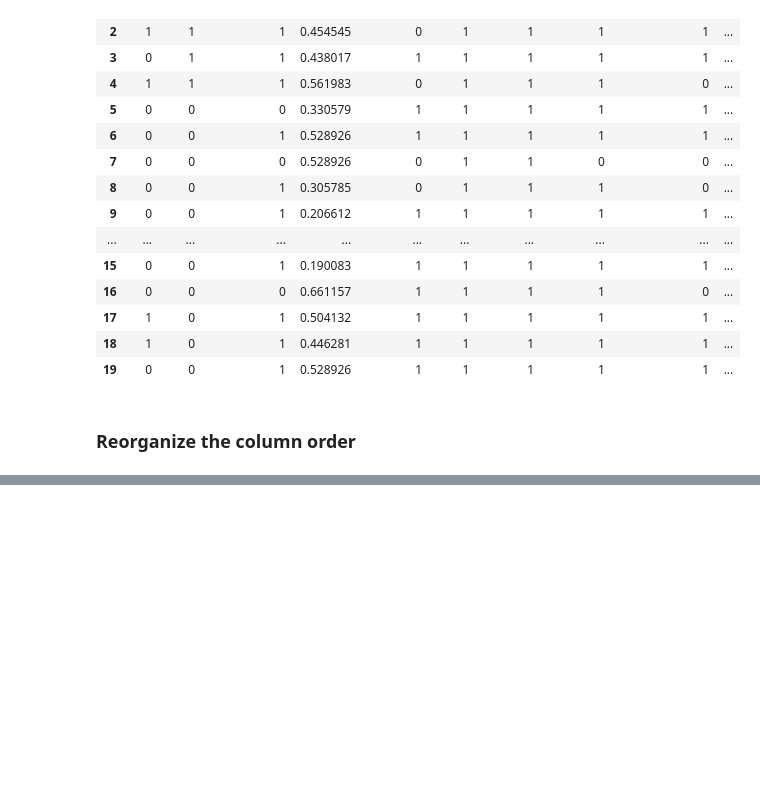
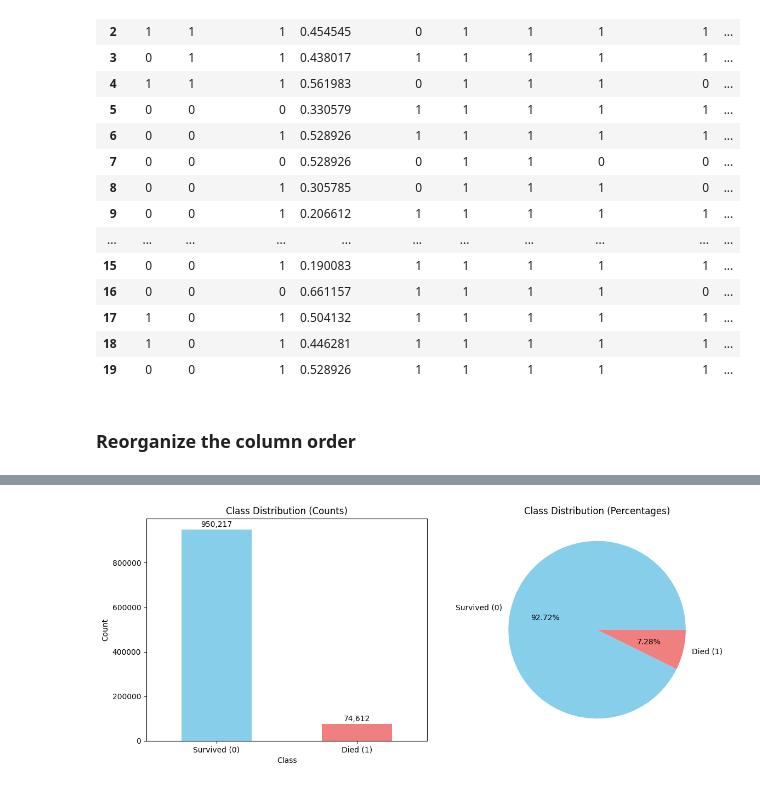
Before and after one commit to jwilliams2023/Covid-Classifier, a Jupyter notebook: data_wrangling.ipynb, the cells around one changed output, grey strips where cells are left out. Cells and saved outputs as stored; diff of their text form; code cells hidden in the pictures; blank space fills up the shorter version.

```diff
--- a/data_wrangling.ipynb
+++ b/data_wrangling.ipynb
@@ -119,0 +124,14 @@ df.to_csv('./data/covid_data_cleaned.csv', index=False)
+# %%
+# Calculate class distribution
+class_counts = df['DIED'].value_counts()
+class_percentages = df['DIED'].value_counts(normalize=True) * 100
+
+print("Class Distribution:")
+print("==================")
+print(f"Survived (0): {class_counts[0]:,} samples ({class_percentages[0]:.2f}%)")
+print(f"Died (1): {class_counts[1]:,} samples ({class_percentages[1]:.2f}%)")
+print(f"\nTotal samples: {len(df):,}")
+
+# Calculate imbalance ratio
+imbalance_ratio = class_counts[0] / class_counts[1]
+print(f"\nImbalance ratio (majority/minority): {imbalance_ratio:.2f}:1")
@@ -119,0 +147,28 @@ df.to_csv('./data/covid_data_cleaned.csv', index=False)
+# %%
+# Visualize class distribution
+import matplotlib.pyplot as plt
+import seaborn as sns
+
+fig, (ax1, ax2) = plt.subplots(1, 2, figsize=(12, 5))
+
+# Bar plot
+class_counts.plot(kind='bar', ax=ax1, color=['skyblue', 'lightcoral'])
+ax1.set_title('Class Distribution (Counts)')
+ax1.set_xlabel('Class')
+ax1.set_ylabel('Count')
+ax1.set_xticklabels(['Survived (0)', 'Died (1)'], rotation=0)
+ax1.tick_params(axis='x', rotation=0)
+
+# Add count labels on bars
+for i, v in enumerate(class_counts.values):
+    ax1.text(i, v + 5000, f'{v:,}', ha='center', va='bottom')
+
+# Pie chart
+ax2.pie(class_counts.values, labels=['Survived (0)', 'Died (1)'],
+        autopct='%1.2f%%', colors=['skyblue', 'lightcoral'])
+ax2.set_title('Class Distribution (Percentages)')
+
+plt.tight_layout()
+plt.show()
+# %% [output]
+[figure, added]
```
Also changed, not shown: parts of 6 cells of this notebook.
